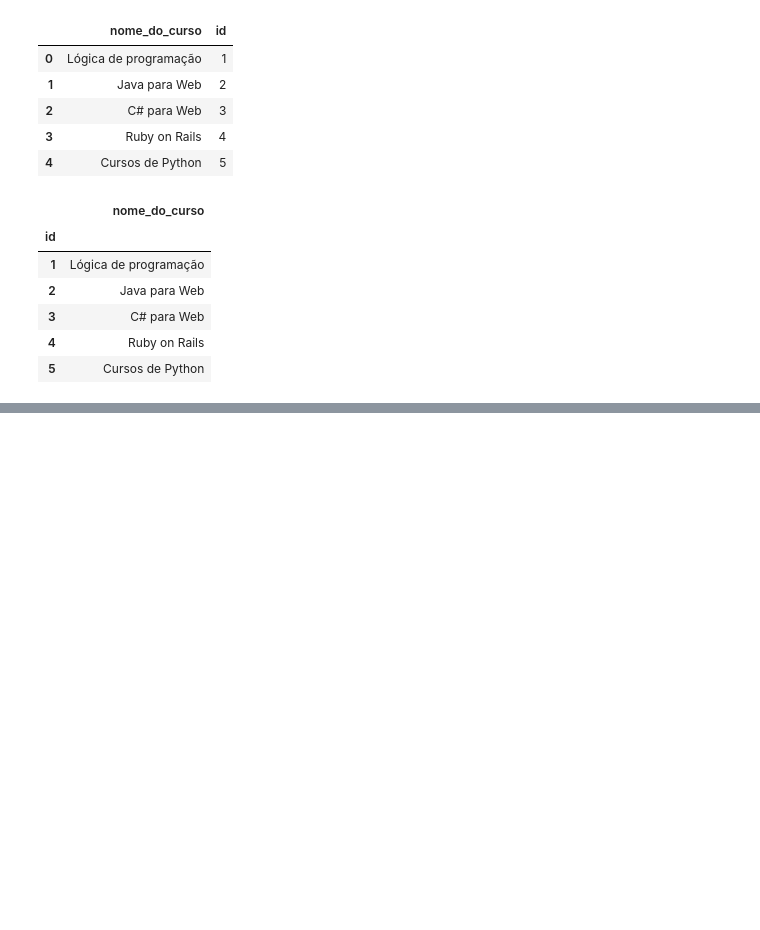
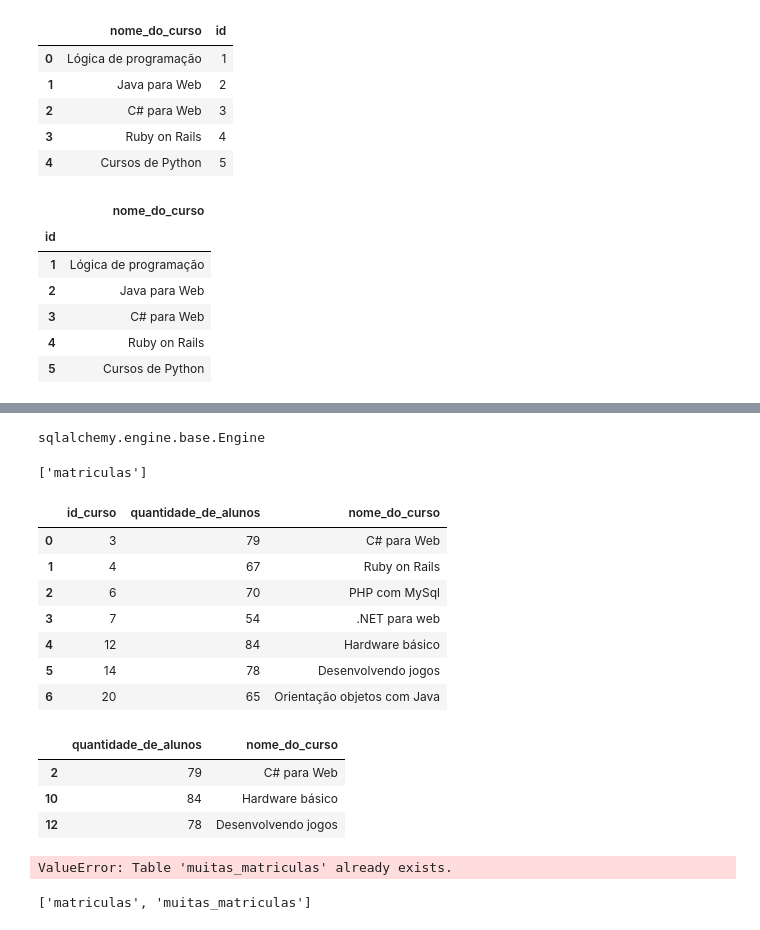
Before and after one commit to gefgu/Pandas-IO, a Jupyter notebook: Pandas_IO.ipynb, the cells around one changed output, grey strips where cells are left out. Saved outputs shown, nothing was run; the diff lists cells and outputs as text; code cells hidden in the pictures; blank space fills up the shorter version.

```diff
--- a/Pandas_IO.ipynb
+++ b/Pandas_IO.ipynb
@@ -289,0 +343,6 @@ matriculas_por_curso["quantidade_de_alunos"].sum()
+# %%
+engine = create_engine("sqlite:///:memory:")
+# %%
+type(engine)
+# %% [output]
+sqlalchemy.engine.base.Engine
@@ -289,0 +353,17 @@ matriculas_por_curso["quantidade_de_alunos"].sum()
+# %%
+print(inspector.get_table_names())
+# %% [output]
+['matriculas']
+# %%
+query = "select * from matriculas where quantidade_de_alunos > 50"
+# %%
+pd.read_sql(query, engine)
+# %% [output]
+|  | id_curso | quantidade_de_alunos | nome_do_curso |
+| 0 | 3 | 79 | C# para Web |
+| 1 | 4 | 67 | Ruby on Rails |
+| 2 | 6 | 70 | PHP com MySql |
+| 3 | 7 | 54 | .NET para web |
+| 4 | 12 | 84 | Hardware básico |
+| 5 | 14 | 78 | Desenvolvendo jogos |
+| 6 | 20 | 65 | Orientação objetos com Java |
@@ -289,0 +372,16 @@ matriculas_por_curso["quantidade_de_alunos"].sum()
+# %%
+muitas_matriculas.query("quantidade_de_alunos > 70")
+# %% [output]
+|  | quantidade_de_alunos | nome_do_curso |
+| 2 | 79 | C# para Web |
+| 10 | 84 | Hardware básico |
+| 12 | 78 | Desenvolvendo jogos |
+# %%
+muitas_matriculas.to_sql("muitas_matriculas", engine)
+# %% [output]
+ValueError: Table 'muitas_matriculas' already exists.
+# %%
+inspector = inspect(engine)
+print(inspector.get_table_names())
+# %% [output]
+['matriculas', 'muitas_matriculas']
```
Also changed, not shown: parts of 38 cells of this notebook, 2 other files.
